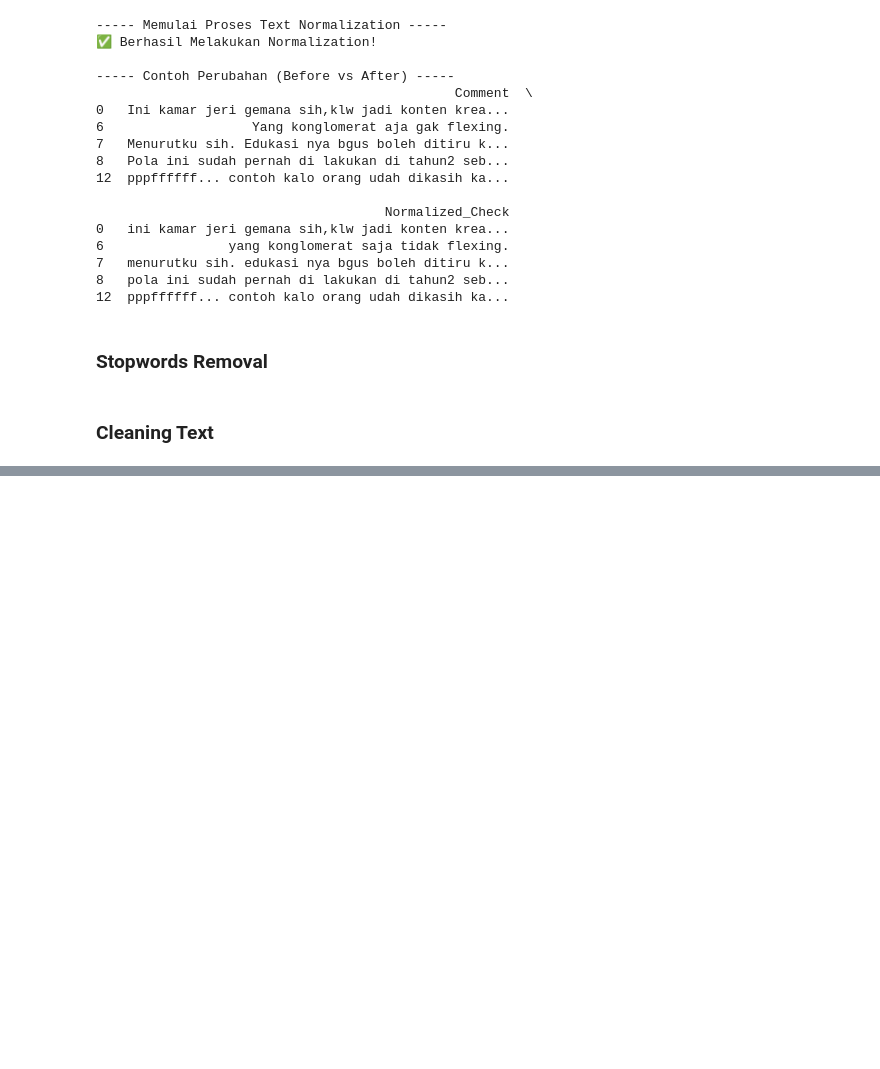
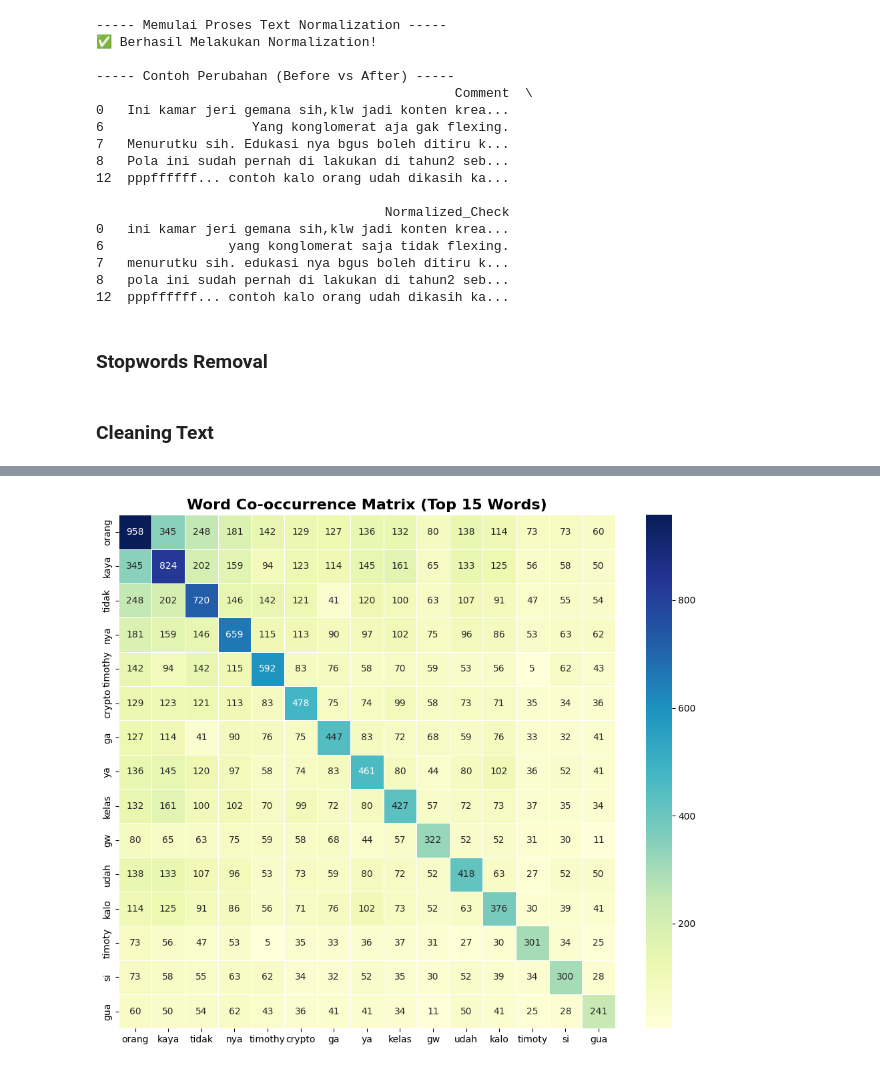
Before and after one commit to ghatpreneur/Data-Analytics-Project, a Jupyter notebook: Tmothy Sentiment Ana;ysis/Sentiment.ipynb, the cells around one changed output, grey strips where cells are left out. Cells and saved outputs as stored; diff of their text form; code cells hidden in the pictures; blank space fills up the shorter version.

```diff
--- a/Tmothy Sentiment Ana;ysis/Sentiment.ipynb
+++ b/Tmothy Sentiment Ana;ysis/Sentiment.ipynb
@@ -381,0 +618,29 @@ Contoh Hasil:
+# %%
+# TENTUKAN TOP WORDS
+top_n = 15
+all_words = ' '.join(df['Clean_Comment']).split()
+top_words_list = [word for word, count in pd.Series(all_words).value_counts().head(top_n).items()]
+
+# BIKIN MATRIKS KOSONG (15 x 15)
+co_occurrence_matrix = pd.DataFrame(0, index=top_words_list, columns=top_words_list)
+
+# 3. ISI MATRIKS
+# Logika: Cek setiap komentar, kalau ada kata A dan kata B bareng, nilai +1
+for doc in df['Clean_Comment']:
+    tokens = set(str(doc).split()) # set biar pencarian cepet & unik
+
+    # Loop untuk setiap pasangan kata top words
+    for w1 in top_words_list:
+        if w1 in tokens:
+            for w2 in top_words_list:
+                if w2 in tokens:
+                    co_occurrence_matrix.loc[w1, w2] += 1
+
+# 4. VISUALISASI HEATMAP
+plt.figure(figsize=(12, 10))
+sns.heatmap(co_occurrence_matrix, annot=True, fmt='d', cmap='YlGnBu', linewidths=.5)
+
+plt.title(f'Word Co-occurrence Matrix (Top {top_n} Words)', fontsize=16, fontweight='bold')
+plt.show()
+# %% [output]
+[figure, added]
```
Also changed, not shown: parts of 39 cells of this notebook.
